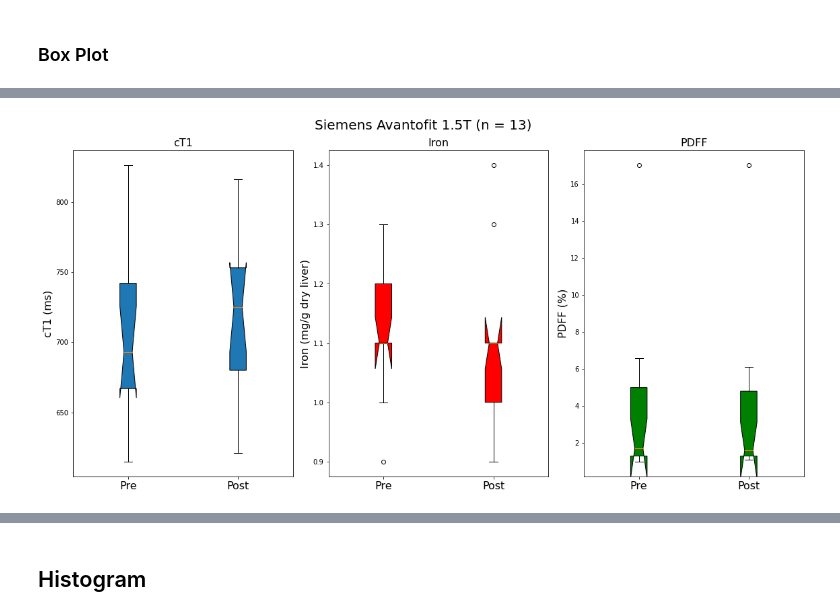
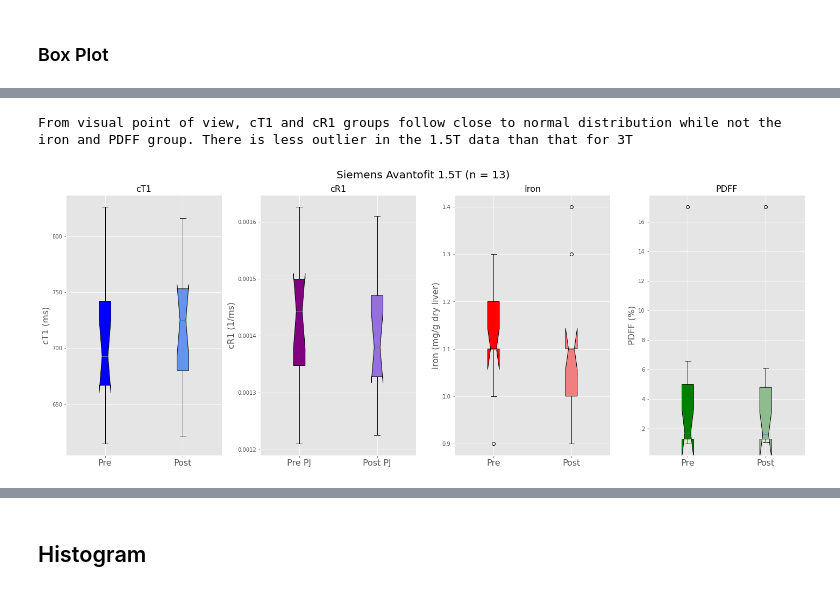
Before and after one commit to WhySeeYC/reference_app, a Jupyter notebook: PineappleJuice/VendorSpecificPlots.ipynb, the cells around one changed output, grey strips where cells are left out. Cells and saved outputs as stored; diff of their text form; code cells hidden in the pictures.

```diff
--- a/PineappleJuice/VendorSpecificPlots.ipynb
+++ b/PineappleJuice/VendorSpecificPlots.ipynb
@@ -273,23 +317,47 @@ AV
 # %%
 # Plor box plot to see the distributiont of the paried values.
-fig, axes = plt.subplots(nrows = 1, ncols = 3, figsize = (16,8))
+
+plt.style.use('ggplot')
+
+fig, axes = plt.subplots(nrows = 1, ncols = 4, figsize = (20,8))
 fig.suptitle('Siemens Avantofit 1.5T (n = 13)', fontsize = 20)
 
-axes[0].boxplot([AV["cT1 median (Pre PJ)"],AV["cT1 median (Post PJ)"]], patch_artist = True, notch = True)
+bplot0 = axes[0].boxplot([AV["cT1 median (Pre PJ)"], AV["cT1 median (Post PJ)"]], patch_artist = True, notch = True)
 axes[0].set_title("cT1", fontsize = 16)
 axes[0].set_ylabel("cT1 (ms)", fontsize = 16)
 axes[0].set_xticklabels(['Pre', 'Post'], fontsize = 16)
+colors = ['blue', 'cornflowerblue']
+for patch, color in zip(bplot0['boxes'], colors):
+    patch.set_facecolor(color)
 
-axes[1].boxplot([AV["Iron median (Pre PJ)"],AV["Iron median (Post PJ)"]], patch_artist = True, notch = True, boxprops = dict(facecolor = 'red'))
-axes[1].set_title("Iron", fontsize = 16)
-axes[1].set_ylabel("Iron (mg/g dry liver)", fontsize = 16)
-axes[1].set_xticklabels(['Pre', 'Post'], fontsize = 16)
 
-axes[2].boxplot([AV["PDFF median (Pre PJ)"],AV["PDFF median (Post PJ)"]], patch_artist = True, notch = True, boxprops = dict(facecolor = 'green'))
-axes[2].set_title("PDFF", fontsize = 16)
-axes[2].set_ylabel("PDFF (%)", fontsize = 16)
+bplot1 = axes[1].boxplot([AV['cR1 median (Pre PJ)'], AV['cR1 median (Post PJ)']], patch_artist = True, notch = True)
+axes[1].set_title('cR1', fontsize = 16)
+axes[1].set_ylabel('cR1 (1/ms)', fontsize = 16)
+axes[1].set_xticklabels(['Pre PJ', 'Post PJ'], fontsize = 16)
+colors = ['purple', 'mediumpurple']
+for patch, color in zip(bplot1['boxes'], colors):
+    patch.set_facecolor(color)
+
+bplot2 = axes[2].boxplot([AV["Iron median (Pre PJ)"],AV["Iron median (Post PJ)"]], patch_artist = True, notch = True, boxprops = dict(facecolor = 'red'))
+axes[2].set_title("Iron", fontsize = 16)
+axes[2].set_ylabel("Iron (mg/g dry liver)", fontsize = 16)
 axes[2].set_xticklabels(['Pre', 'Post'], fontsize = 16)
+colors = ['red', 'lightcoral']
+for patch, color in zip(bplot2['boxes'], colors):
+    patch.set_facecolor(color)
+
+bplot3 = axes[3].boxplot([AV["PDFF median (Pre PJ)"],AV["PDFF median (Post PJ)"]], patch_artist = True, notch = True, boxprops = dict(facecolor = 'green'))
+axes[3].set_title("PDFF", fontsize = 16)
+axes[3].set_ylabel("PDFF (%)", fontsize = 16)
+axes[3].set_xticklabels(['Pre', 'Post'], fontsize = 16)
+colors = ['green', 'darkseagreen']
+for patch, color in zip(bplot3['boxes'], colors):
+    patch.set_facecolor(color)
+
+print('From visual point of view, cT1 and cR1 groups follow close to normal distribution while not the iron and PDFF group. There is less outlier in the 1.5T data than that for 3T')
 plt.tight_layout()
 #plt.savefig("AV Box.png")
 # %% [output]
+From visual point of view, cT1 and cR1 groups follow close to normal distribution while not the iron and PDFF group. There is less outlier in the 1.5T data than that for 3T
-[figure, old version]
+[figure, new version]
```
Also changed, not shown: parts of 37 cells of this notebook.
